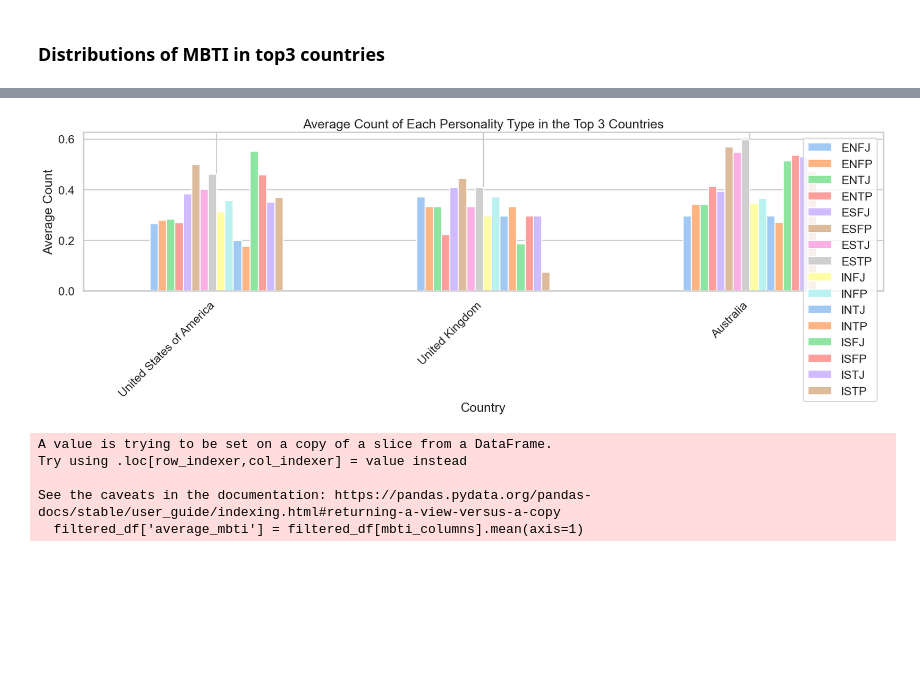
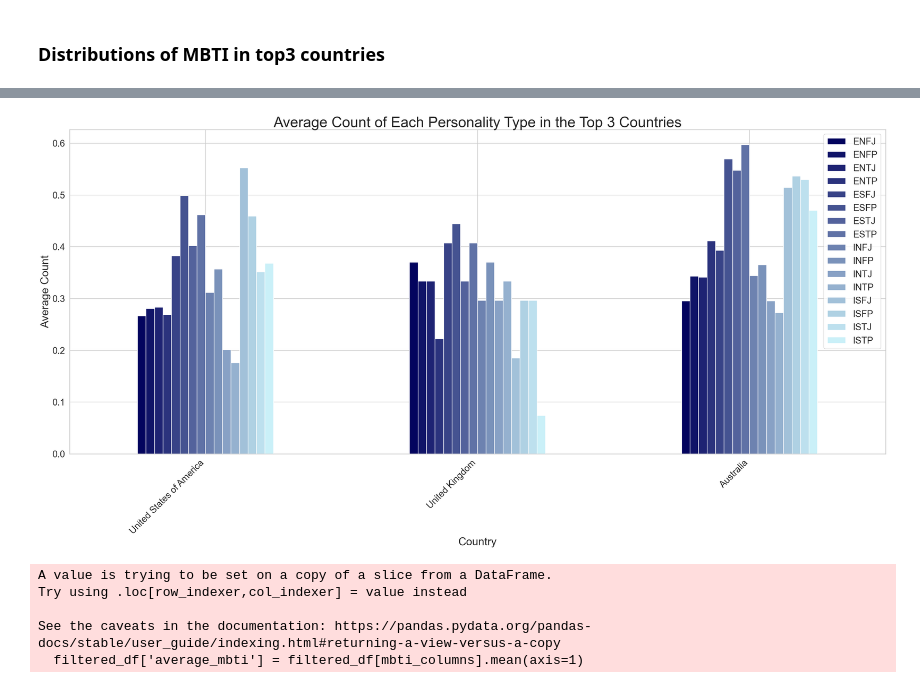
Before and after one commit to Xiaotong1120/Exploratory-Data-Analysis-on-Movie-Characters-MBTI-Personality-Types-, a Jupyter notebook: Geographic_EDA.ipynb, the cells around one changed output, grey strips where cells are left out. Cells and saved outputs as stored; diff of their text form; code cells hidden in the pictures; blank space fills up the shorter version.

Commit message:
Text edited, color set

```diff
--- a/Geographic_EDA.ipynb
+++ b/Geographic_EDA.ipynb
@@ -9,6 +9,7 @@ import numpy as np
 from matplotlib import pyplot as plt
 import geopandas as gpd
 import seaborn as sns
+sns.set_style('whitegrid')
 from mpl_toolkits.axes_grid1 import make_axes_locatable
 # %%
 # Read the data
@@ -319,18 +361,36 @@ print(len(personalities_list))
 # %%
+# Set the color style
+sns.set_style("whitegrid")
+
 # Plotting the average count of each personality type in the top 3 countries, make it in order
-plt.figure(figsize=(20, 4))
+plt.figure(figsize=(40, 16))
 ax = plt.gca()
-average_count = df_imdb_mbti_top3.groupby('country')[personalities_list].mean().sort_values(by='country', ascending=False).plot.bar(ax=ax)
-# Plot the three personality type with highest mean corresponding to each country
-
-
-ax.set_xticklabels(ax.get_xticklabels(), rotation=45, ha='right')
-ax.set_title('Average Count of Each Personality Type in the Top 3 Countries')
-ax.set_xlabel('Country')
-ax.set_ylabel('Average Count')
+average_count = df_imdb_mbti_top3.groupby('country')[personalities_list].mean().sort_values(by='country', ascending=False).plot.bar(ax=ax, color=['#03045e',
+ '#101468',
+ '#1e2373',
+ '#2b337d',
+ '#384387',
+ '#455391',
+ '#53629c',
+ '#6072a6',
+ '#6d82b0',
+ '#7a92ba',
+ '#88a1c5',
+ '#95b1cf',
+ '#a2c1d9',
+ '#afd1e3',
+ '#bde0ee',
+ '#caf0f8'], fontsize=25)
+ax.legend(fontsize=25)
+# Plot the three personality types with the highest mean corresponding to each country
+ax.set_autoscale_on(True)
+ax.set_xticklabels(ax.get_xticklabels(), rotation=45, ha='right', fontsize=25)
+ax.set_title('Average Count of Each Personality Type in the Top 3 Countries', fontsize=40)
+ax.set_ylabel('Average Count', fontsize=30)
+ax.set_xlabel('Country', fontsize=30)
 plt.show()
 # %% [output]
-[figure, old version]
+[figure, new version]
 # %%
 import matplotlib.pyplot as plt
 import seaborn as sns
```
Also changed, not shown: parts of 11 cells of this notebook, 28 other files.
